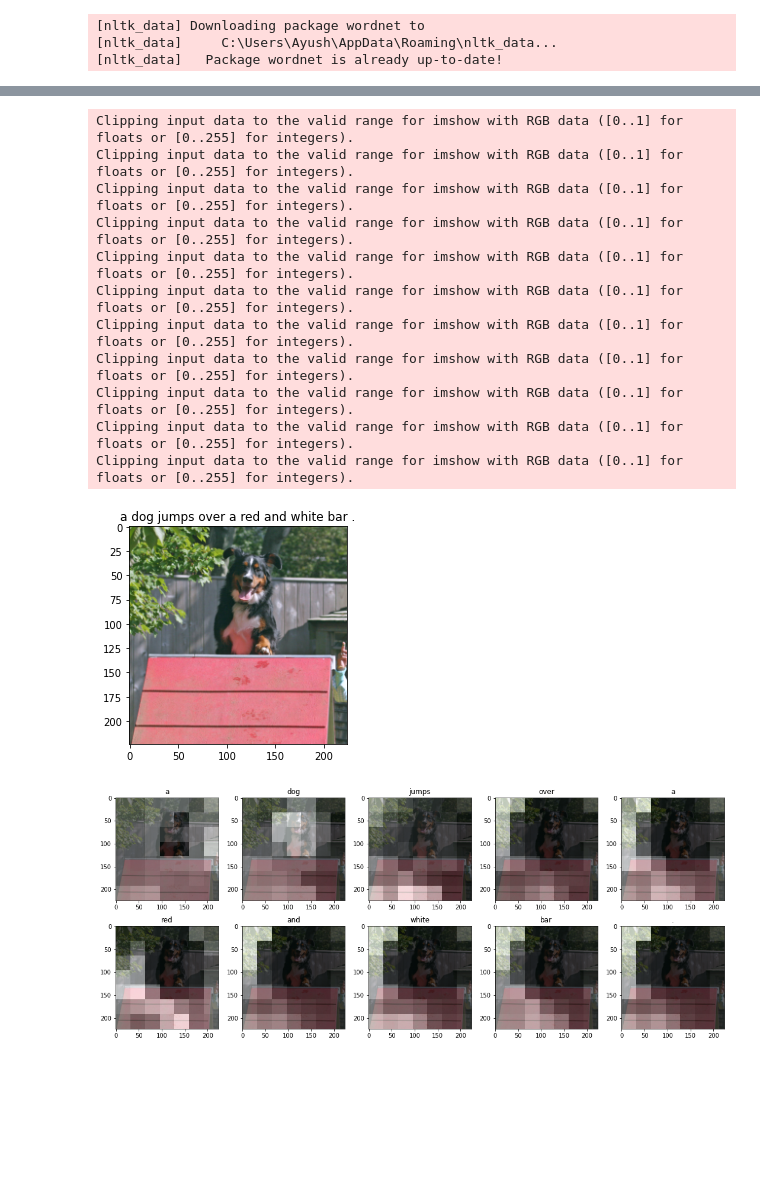
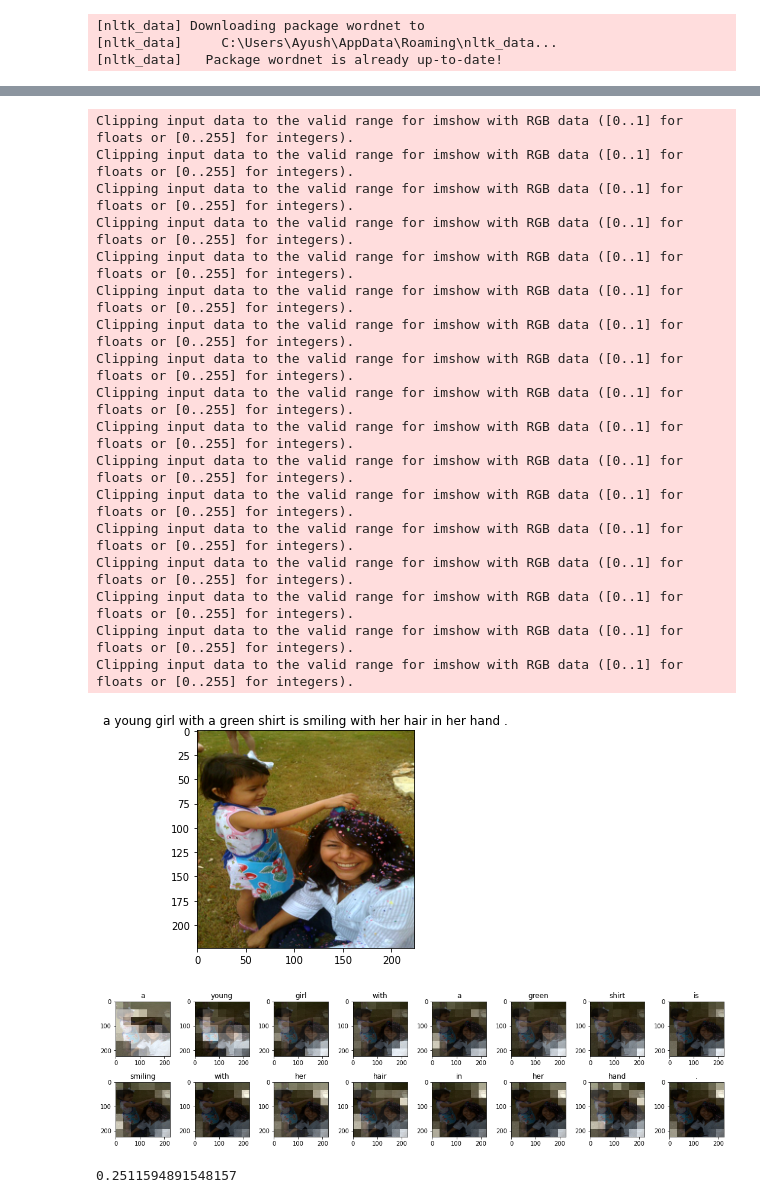
Before and after one commit to yoyosef/image-captioning-csc413, a Jupyter notebook: main.ipynb, the cells around one changed output, grey strips where cells are left out. Drawn from its saved outputs; the diff is of its cells as text; code cells hidden in the pictures; blank space fills up the shorter version.

```diff
--- a/main.ipynb
+++ b/main.ipynb
@@ -27,16 +28,16 @@ args_dict = {
     "embed_size": 256,
     "hidden_size": 512,
     "encoder_dim": 512, # MUST MATCH THE RESNET ENCODER OUTPUT
-    "attention_dim": 256,
-    "learn_rate": 0.002,
+    "attention_dim": 128,
+    "learn_rate": 0.001,
     "batch_size": 32,
     "epochs": 5,
     "log_step": 25,
     "save_epoch": 1,
     "model_path": "models/",
     "load_model": False,
-    "encoder_path": "models/encoder-attention-5.ckpt",
-    "decoder_path": "models/decoder-attention-5.ckpt",
+    "encoder_path": "models/encoder-5.ckpt",
+    "decoder_path": "models/decoder-5.ckpt",
     "model_type": "attention"
 }
 args.update(args_dict)
@@ -61,35 +80,47 @@ if args.model_type == "attention":
     e = ResNetAttentionEncoder(args.embed_size)
     d = DecoderWithAttention(len(
         vocab), args.embed_size, args.hidden_size, args.encoder_dim, args.attention_dim)
 else:
     e = ResNetEncoder(args.embed_size)
     d = Decoder(len(vocab), args.embed_size, args.hidden_size)
 
-if args.load_model:
-    e.load_state_dict(torch.load(args.encoder_path))
-    d.load_state_dict(torch.load(args.decoder_path))
+e.load_state_dict(torch.load(args.encoder_path))
+d.load_state_dict(torch.load(args.decoder_path))
 
 e.to(device)
 d.to(device)
 
 rand_num = random.randint(0, 8000)
 img = train_data[rand_num][0]
 if args.model_type == "attention":
     caps, alphas = get_caption_attention(e, d, img, vocab)
     plot_attention(img, caps, alphas)
 else:
     caps = get_caption_lstm(e, d, img, vocab)
 # %% [output]
 Clipping input data to the valid range for imshow with RGB data ([0..1] for floats or [0..255] for integers).
 Clipping input data to the valid range for imshow with RGB data ([0..1] for floats or [0..255] for integers).
 Clipping input data to the valid range for imshow with RGB data ([0..1] for floats or [0..255] for integers).
 Clipping input data to the valid range for imshow with RGB data ([0..1] for floats or [0..255] for integers).
 Clipping input data to the valid range for imshow with RGB data ([0..1] for floats or [0..255] for integers).
 Clipping input data to the valid range for imshow with RGB data ([0..1] for floats or [0..255] for integers).
 Clipping input data to the valid range for imshow with RGB data ([0..1] for floats or [0..255] for integers).
 Clipping input data to the valid range for imshow with RGB data ([0..1] for floats or [0..255] for integers).
 Clipping input data to the valid range for imshow with RGB data ([0..1] for floats or [0..255] for integers).
 Clipping input data to the valid range for imshow with RGB data ([0..1] for floats or [0..255] for integers).
 Clipping input data to the valid range for imshow with RGB data ([0..1] for floats or [0..255] for integers).
+Clipping input data to the valid range for imshow with RGB data ([0..1] for floats or [0..255] for integers).
+Clipping input data to the valid range for imshow with RGB data ([0..1] for floats or [0..255] for integers).
+Clipping input data to the valid range for imshow with RGB data ([0..1] for floats or [0..255] for integers).
+Clipping input data to the valid range for imshow with RGB data ([0..1] for floats or [0..255] for integers).
+Clipping input data to the valid range for imshow with RGB data ([0..1] for floats or [0..255] for integers).
+Clipping input data to the valid range for imshow with RGB data ([0..1] for floats or [0..255] for integers).
-[figure, old version]
+[figure, new version]
-[figure, old version]
+[figure, new version]
+# %%
+val_data = Flickr8k(csv_file="flickr8k/val.csv",
+                    root_dir="flickr8k/images", vocab=vocab, transform=transform)
+val_loader = initialize_loader(val_data, batch_size=args.batch_size)
+validation_bleu1(e, d, vocab, val_data, attention=(True if args.model_type == "attention" else False))
+# %% [output]
+0.2511594891548157
```
Also changed, not shown: parts of 2 cells of this notebook, 1 other file.
